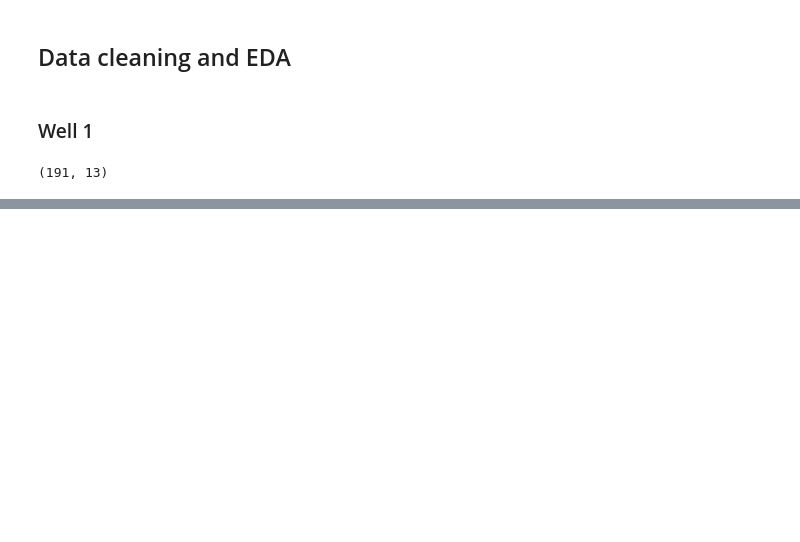
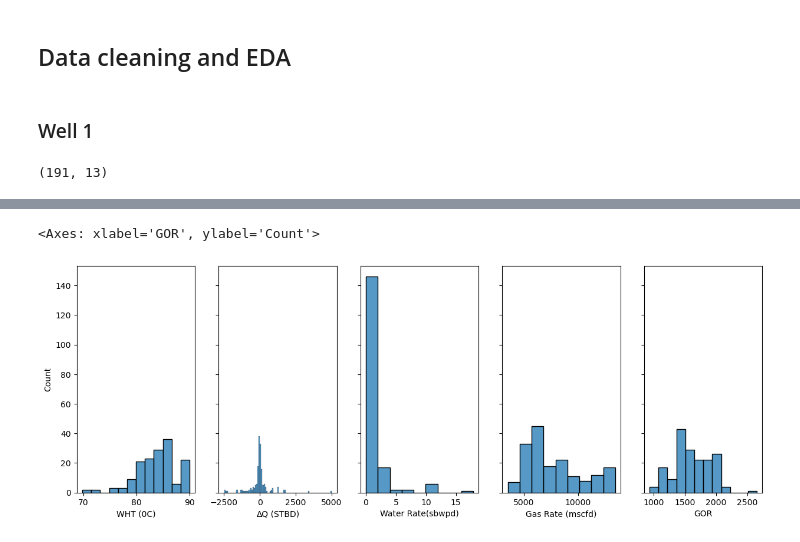
Before and after one commit to aliyusifov99/back-allocation-using-machine-learning, a Jupyter notebook: main.ipynb, the cells around one changed output, grey strips where cells are left out. Cells and saved outputs as stored; diff of their text form; code cells hidden in the pictures; blank space fills up the shorter version.

```diff
--- a/main.ipynb
+++ b/main.ipynb
@@ -108,0 +94,3 @@ AttributeError: 'datetime.date' object has no attribute 'get_date'
+# %%
+#drop unnecessary colunms
+df_well1 = df_well1.drop(['Ir. Calender','WHP (barg)'], axis=1)
@@ -108,0 +106,4 @@ AttributeError: 'datetime.date' object has no attribute 'get_date'
+# %%
+#select the data until Eng. Calendar is not null
+df_well1 = df_well1[df_well1['Eng. Calender'].notnull()]
+df_well1
@@ -108,0 +137,12 @@ AttributeError: 'datetime.date' object has no attribute 'get_date'
+# %%
+# Distribution of WHT, delta Q, Water Rate,  Gas Rate and GOR  in subplots
+import matplotlib.pyplot as plt
+fig, axes = plt.subplots(1, 5, figsize=(15, 5), sharey=True)
+sns.histplot(df_well1['WHT (0C)'], ax=axes[0])
+sns.histplot(df_well1['∆Q (STBD)'], ax=axes[1])
+sns.histplot(df_well1['Water Rate(sbwpd)'], ax=axes[2])
+sns.histplot(df_well1['Gas Rate (mscfd)'], ax=axes[3])
+sns.histplot(df_well1['GOR'], ax=axes[4])
+# %% [output]
+<Axes: xlabel='GOR', ylabel='Count'>
+[figure, added]
```
Also changed, not shown: parts of 37 cells of this notebook, 3 other files.
